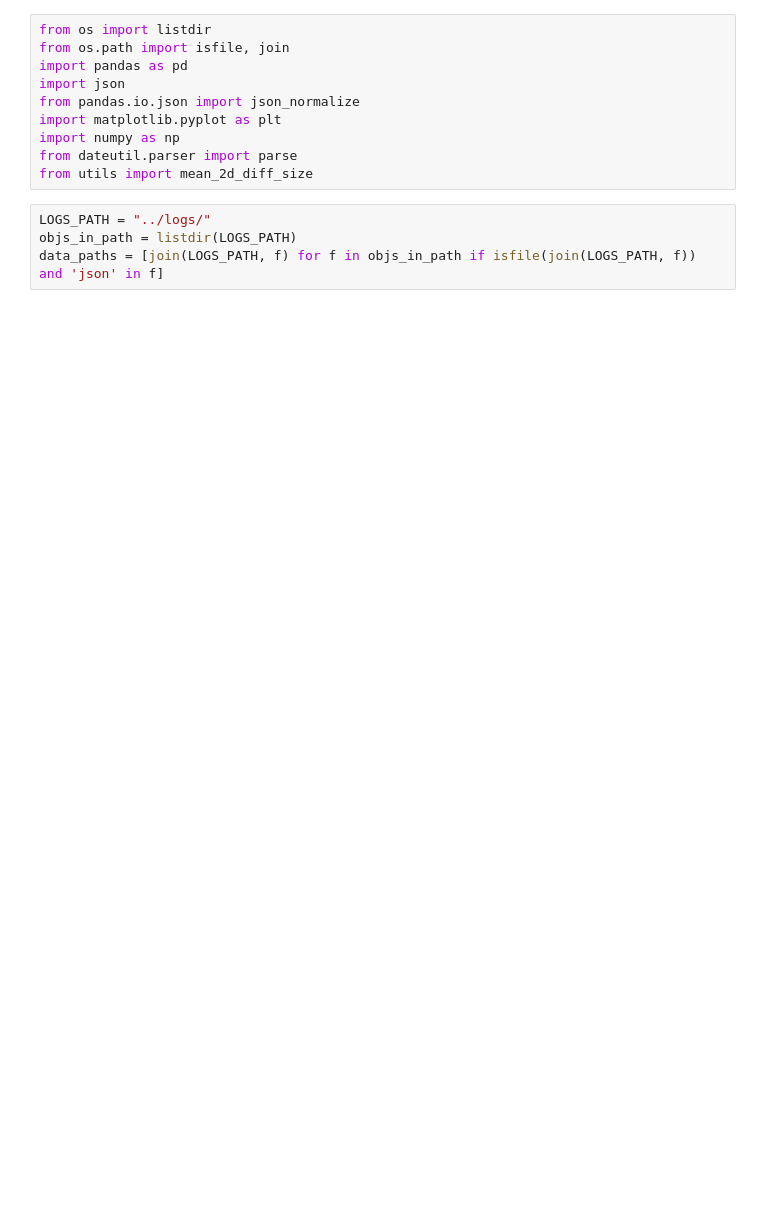
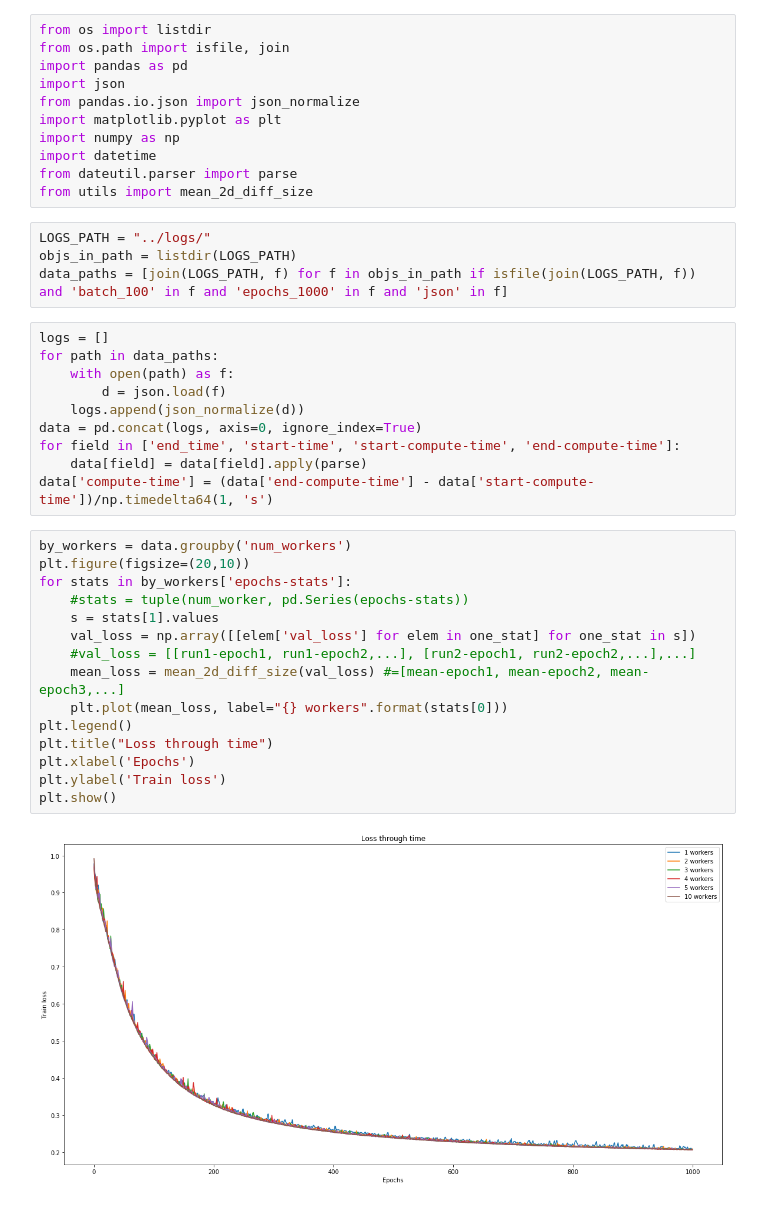
Before and after one commit to rusucosmin/hw, a Jupyter notebook: analysis/Untitled.ipynb, the cells around one changed output. Saved outputs shown, nothing was run; the diff lists cells and outputs as text; blank space fills up the shorter version.

Commit message:
plots for hogwidl ready

```diff
--- a/analysis/Untitled.ipynb
+++ b/analysis/Untitled.ipynb
@@ -6,9 +6,37 @@ import json
 from pandas.io.json import json_normalize
 import matplotlib.pyplot as plt
 import numpy as np
+import datetime
 from dateutil.parser import parse
 from utils import mean_2d_diff_size
 # %%
 LOGS_PATH = "../logs/"
 objs_in_path = listdir(LOGS_PATH)
-data_paths = [join(LOGS_PATH, f) for f in objs_in_path if isfile(join(LOGS_PATH, f)) and 'json' in f]
+data_paths = [join(LOGS_PATH, f) for f in objs_in_path if isfile(join(LOGS_PATH, f)) and 'batch_100' in f and 'epochs_1000' in f and 'json' in f]
+# %%
+logs = []
+for path in data_paths:
+    with open(path) as f:
+        d = json.load(f)
+    logs.append(json_normalize(d))
+data = pd.concat(logs, axis=0, ignore_index=True)
+for field in ['end_time', 'start-time', 'start-compute-time', 'end-compute-time']:
+    data[field] = data[field].apply(parse)
+data['compute-time'] = (data['end-compute-time'] - data['start-compute-time'])/np.timedelta64(1, 's')
+# %%
+by_workers = data.groupby('num_workers')
+plt.figure(figsize=(20,10))
+for stats in by_workers['epochs-stats']:
+    #stats = tuple(num_worker, pd.Series(epochs-stats))
+    s = stats[1].values
+    val_loss = np.array([[elem['val_loss'] for elem in one_stat] for one_stat in s])
+    #val_loss = [[run1-epoch1, run1-epoch2,...], [run2-epoch1, run2-epoch2,...],...]
+    mean_loss = mean_2d_diff_size(val_loss) #=[mean-epoch1, mean-epoch2, mean-epoch3,...]
+    plt.plot(mean_loss, label="{} workers".format(stats[0]))
+plt.legend()
+plt.title("Loss through time")
+plt.xlabel('Epochs')
+plt.ylabel('Train loss')
+plt.show()
+# %% [output]
+[figure, added]
```
Also changed, not shown: parts of 9 cells of this notebook, 1 other file.
